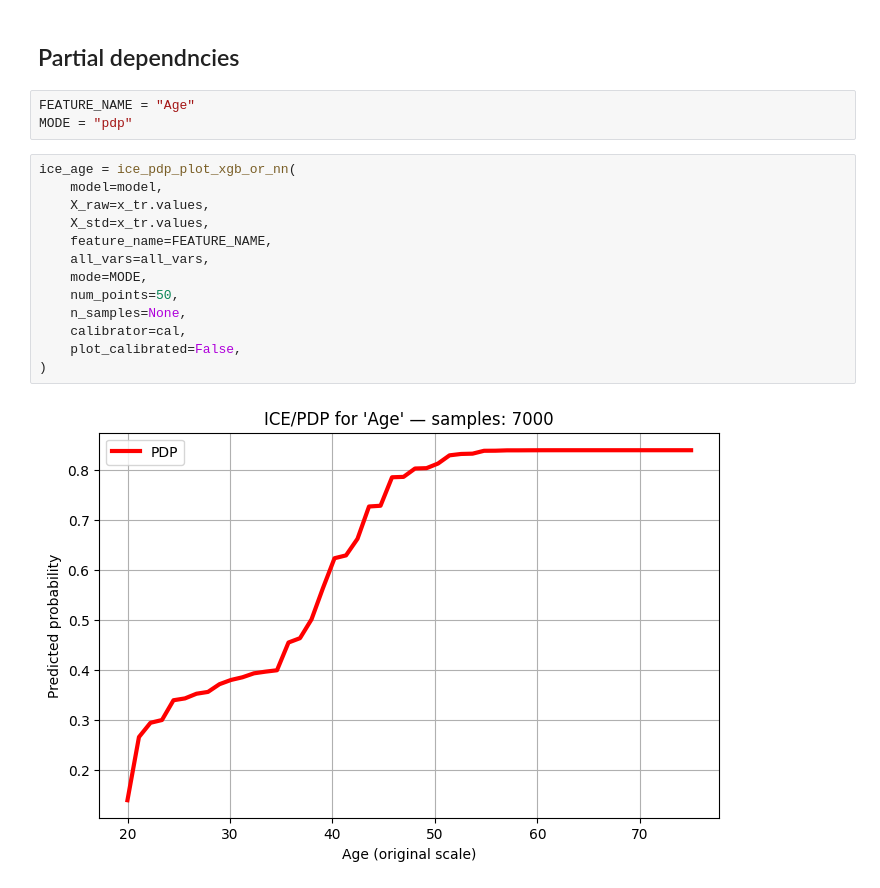
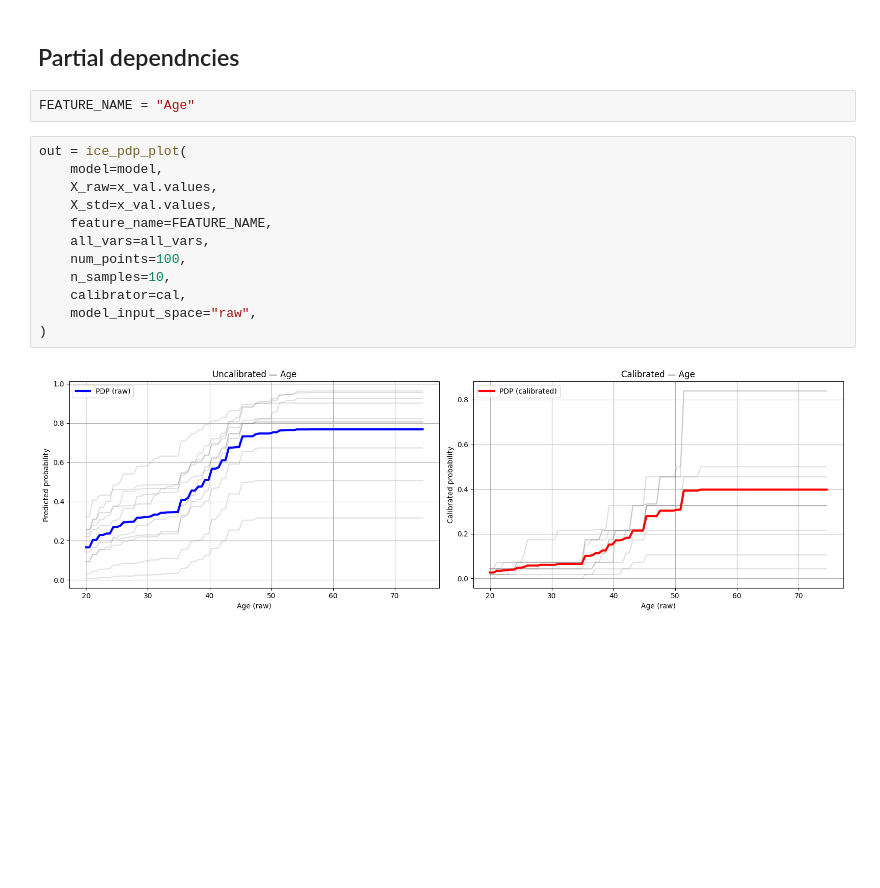
Before and after one commit to ArnauFabregat/probability_estimation, a Jupyter notebook: notebooks/bank_churn/xgboost.ipynb, the cells around one changed output. Cells and saved outputs as stored; diff of their text form; blank space fills up the shorter version.

```diff
--- a/notebooks/bank_churn/xgboost.ipynb
+++ b/notebooks/bank_churn/xgboost.ipynb
@@ -194,19 +194,17 @@ plt.show()
 ## Partial dependncies
 # %%
 FEATURE_NAME = "Age"
-MODE = "pdp"
 # %%
-ice_age = ice_pdp_plot_xgb_or_nn(
+out = ice_pdp_plot(
     model=model,
-    X_raw=x_tr.values,
-    X_std=x_tr.values,
+    X_raw=x_val.values,
+    X_std=x_val.values,
     feature_name=FEATURE_NAME,
     all_vars=all_vars,
-    mode=MODE,
-    num_points=50,
-    n_samples=None,
+    num_points=100,
+    n_samples=10,
     calibrator=cal,
-    plot_calibrated=False,
+    model_input_space="raw",
 )
 # %% [output]
-[figure, old version]
+[figure, new version]
```
Also changed, not shown: parts of 8 cells of this notebook, 2 other files.
